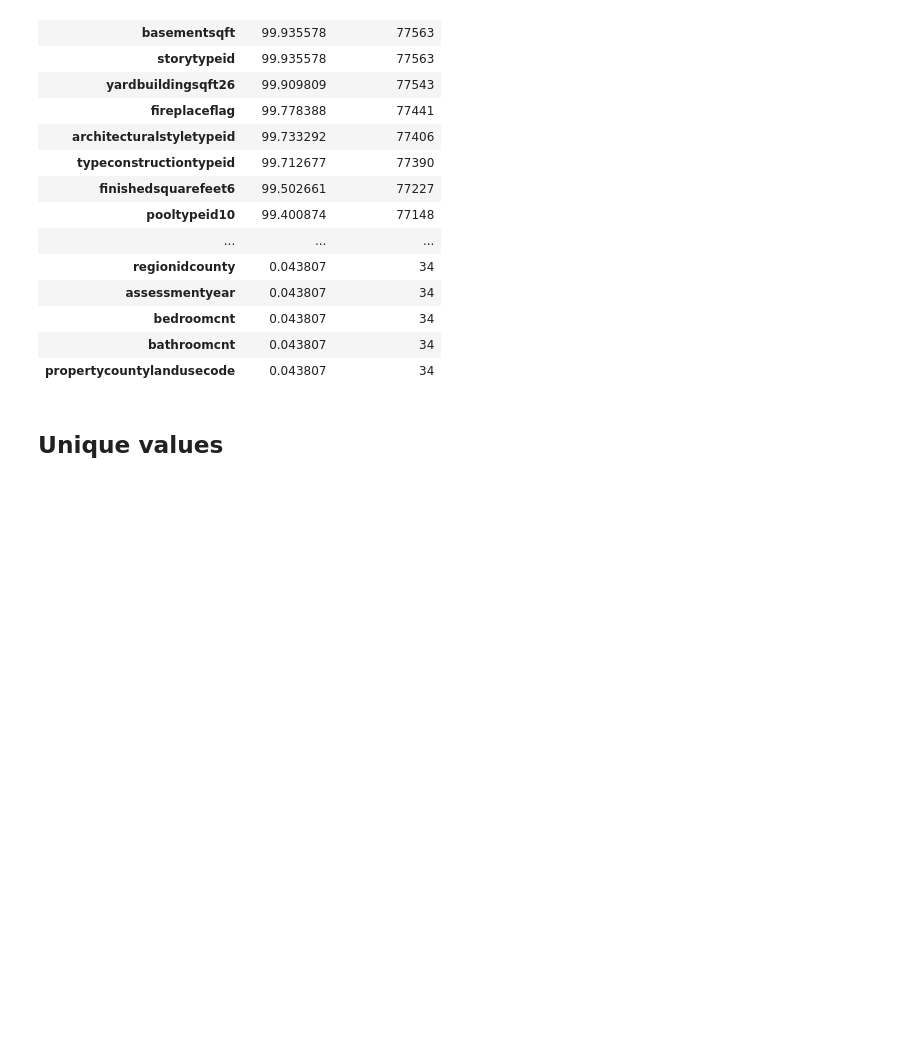
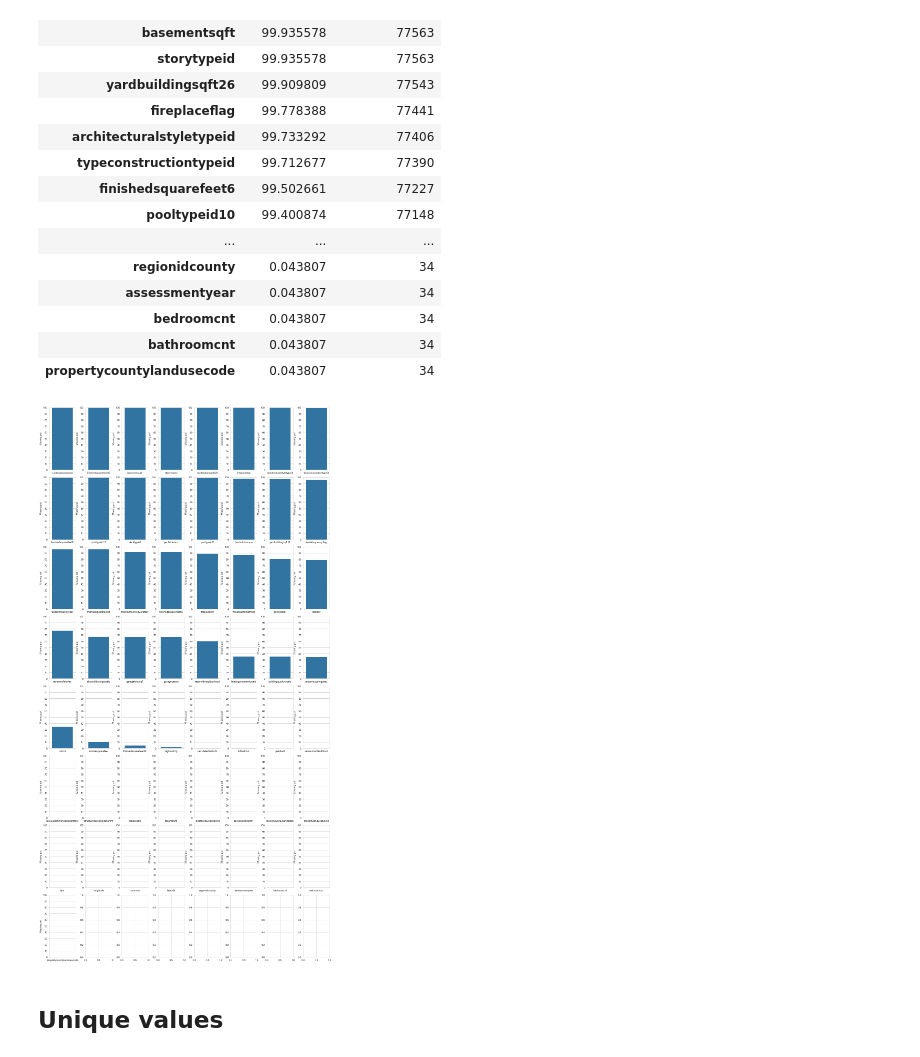
Before and after one commit to RuieX/Data-and-Web-Mining-project, a Jupyter notebook: project/src/notebooks/feature_engineering.ipynb, the cells around one changed output. Cells and saved outputs as stored; diff of their text form; code cells hidden in the pictures; blank space fills up the shorter version.

```diff
--- a/project/src/notebooks/feature_engineering.ipynb
+++ b/project/src/notebooks/feature_engineering.ipynb
@@ -293,6 +293,10 @@ missing_data
 | bedroomcnt | 0.043807 | 34 |
 | bathroomcnt | 0.043807 | 34 |
 | propertycountylandusecode | 0.043807 | 34 |
+# %%
+viz.missing_values_plot(data=missing_data, subplot_size=(2, 4), width=8)
+# %% [output]
+[figure, added]
 # %% [markdown]
 ## Unique values
 # %%
```
Also changed, not shown: parts of 11 cells of this notebook, 1 other file.
